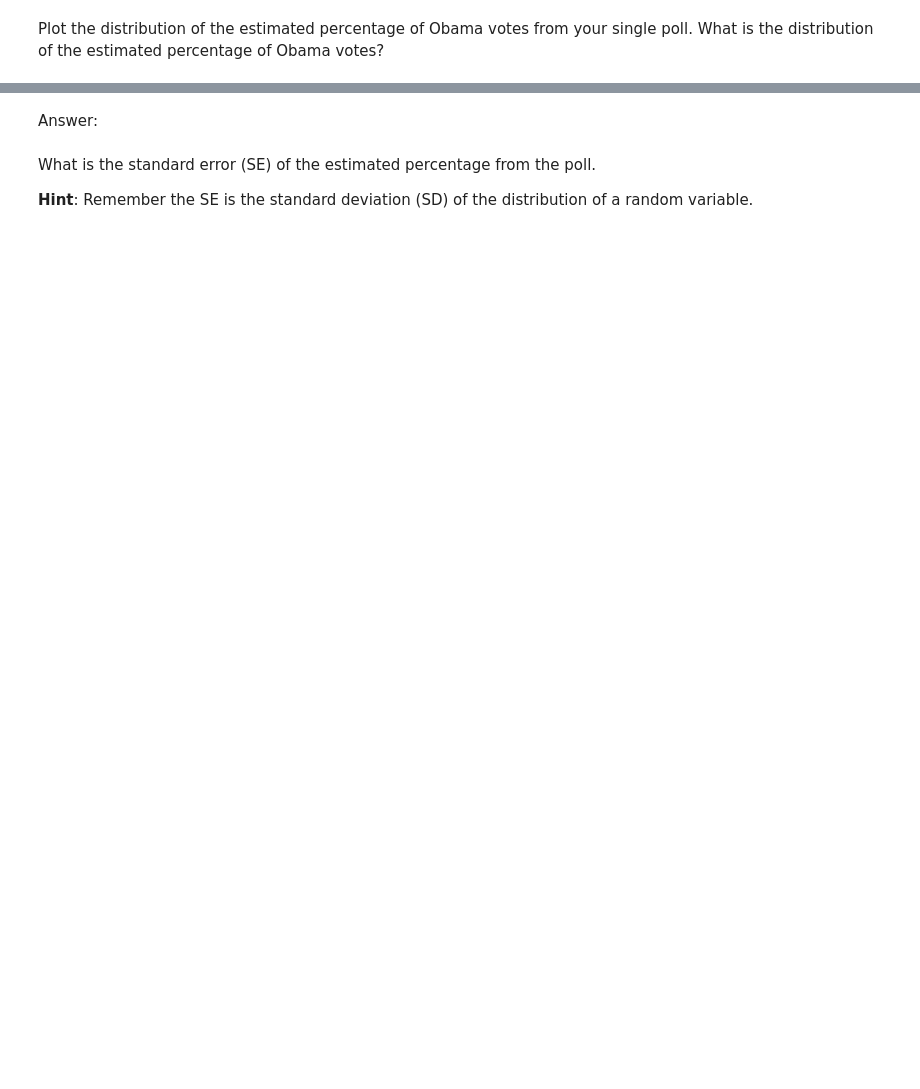
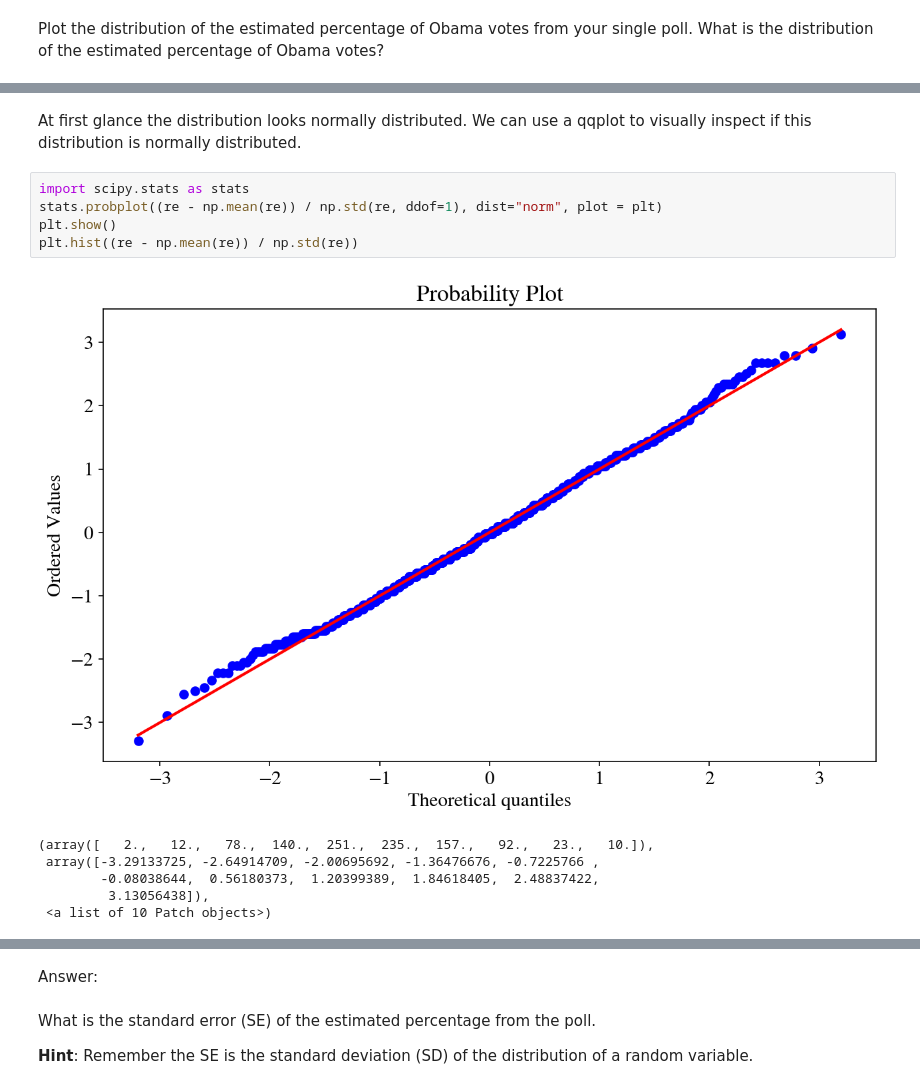
Before and after one commit to ShichengChen/cs109, a Jupyter notebook: 2014-master/homework/HW2.ipynb, the cells around one changed output, grey strips where cells are left out. Drawn from its saved outputs; the diff is of its cells as text; blank space fills up the shorter version.

```diff
--- a/2014-master/homework/HW2.ipynb
+++ b/2014-master/homework/HW2.ipynb
@@ -419,0 +440,14 @@ Plot the distribution of the estimated percentage of Obama votes from your singl
+# %% [markdown]
+At first glance the distribution looks normally distributed. We can use a qqplot to visually inspect if this distribution is normally distributed.
+# %%
+import scipy.stats as stats
+stats.probplot((re - np.mean(re)) / np.std(re, ddof=1), dist="norm", plot = plt)
+plt.show()
+plt.hist((re - np.mean(re)) / np.std(re))
+# %% [output]
+[figure, added]
+(array([   2.,   12.,   78.,  140.,  251.,  235.,  157.,   92.,   23.,   10.]),
+ array([-3.29133725, -2.64914709, -2.00695692, -1.36476676, -0.7225766 ,
+        -0.08038644,  0.56180373,  1.20399389,  1.84618405,  2.48837422,
+         3.13056438]),
+ <a list of 10 Patch objects>)
```
Also changed, not shown: parts of 15 cells of this notebook, 1 other file.
